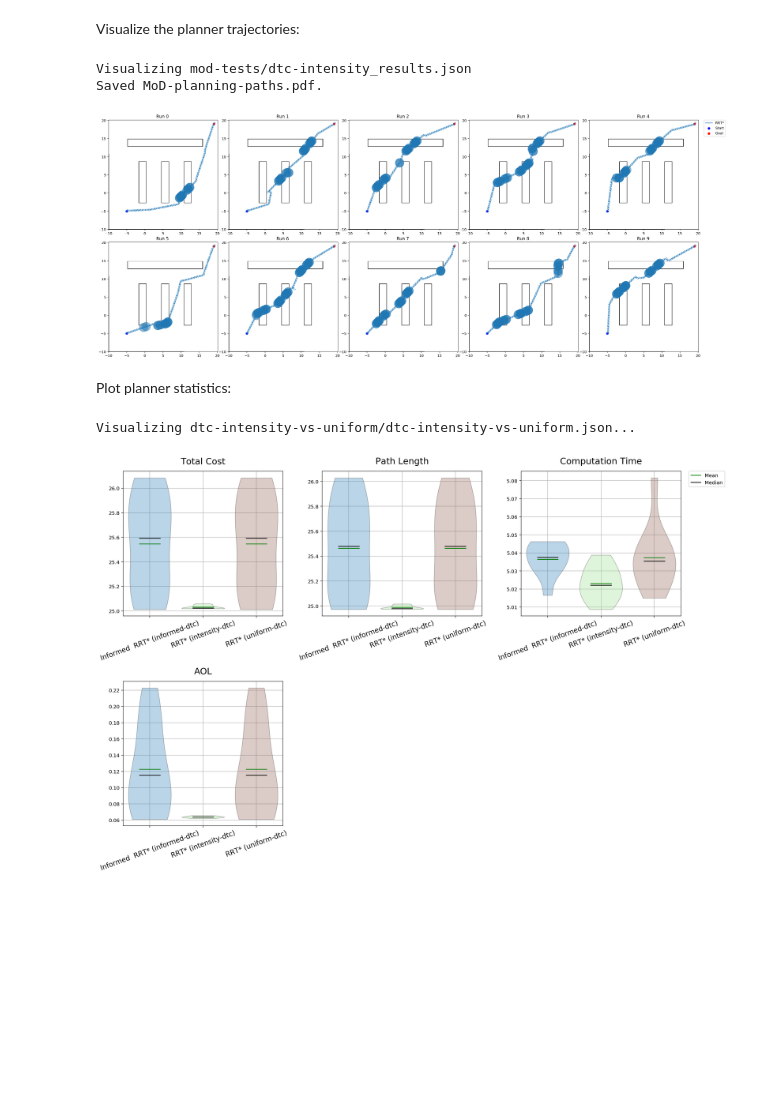
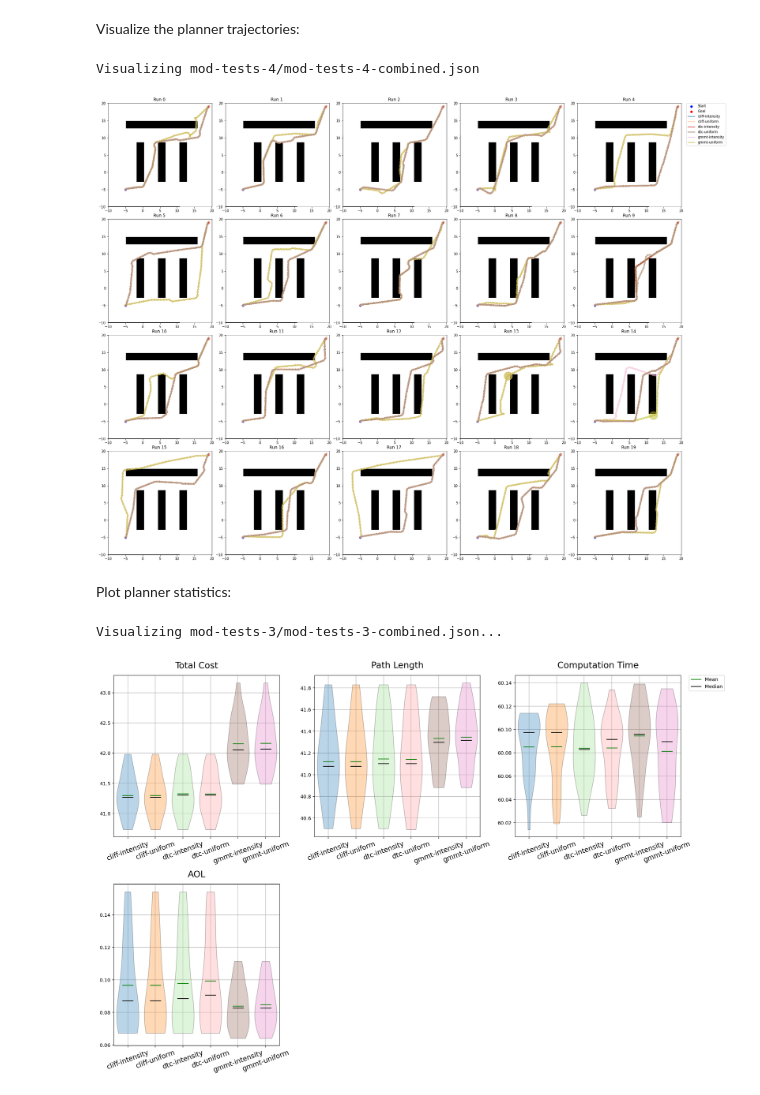
Before and after one commit to ksatyaki/bench-mr, a Jupyter notebook: python/MoD-planning-pedsim.ipynb, the cells around one changed output. Saved outputs shown, nothing was run; the diff lists cells and outputs as text; code cells hidden in the pictures; blank space fills up the shorter version.

```diff
--- a/python/MoD-planning-pedsim.ipynb
+++ b/python/MoD-planning-pedsim.ipynb
@@ -80,17 +88,15 @@ Successfully merged [/home/ksatyaki/workspace/bench_ws/src/bench-mr//python/mod-
 Visualize the planner trajectories:
 # %%
 from trajectory import visualize
-visualize('mod-tests/mod-tests-combined.json', save_file="MoD-planning-paths.pdf")
+visualize('mod-tests-4/mod-tests-4-combined.json')
 # %% [output]
-Visualizing mod-tests/dtc-intensity_results.json
-Saved MoD-planning-paths.pdf.
+Visualizing mod-tests-4/mod-tests-4-combined.json
-[figure, old version]
+[figure, new version]
 # %% [markdown]
 Plot planner statistics:
 # %%
 from plot_stats import plot_planner_stats
-cost_fn = 'dtc'
-plot_planner_stats('{}-intensity-vs-uniform/{}-intensity-vs-uniform.json'.format(cost_fn, cost_fn), metrics='total_cost,path_length,planning_time,aol', num_colors=4, ticks_rotation=20)
+plot_planner_stats('mod-tests-3/mod-tests-3-combined.json', metrics='total_cost,path_length,planning_time,aol', num_colors=8, ticks_rotation=20)
 # %% [output]
-Visualizing dtc-intensity-vs-uniform/dtc-intensity-vs-uniform.json...
+Visualizing mod-tests-3/mod-tests-3-combined.json...
-[figure, old version]
+[figure, new version]
```
Also changed, not shown: parts of 4 cells of this notebook, 3 other files.
